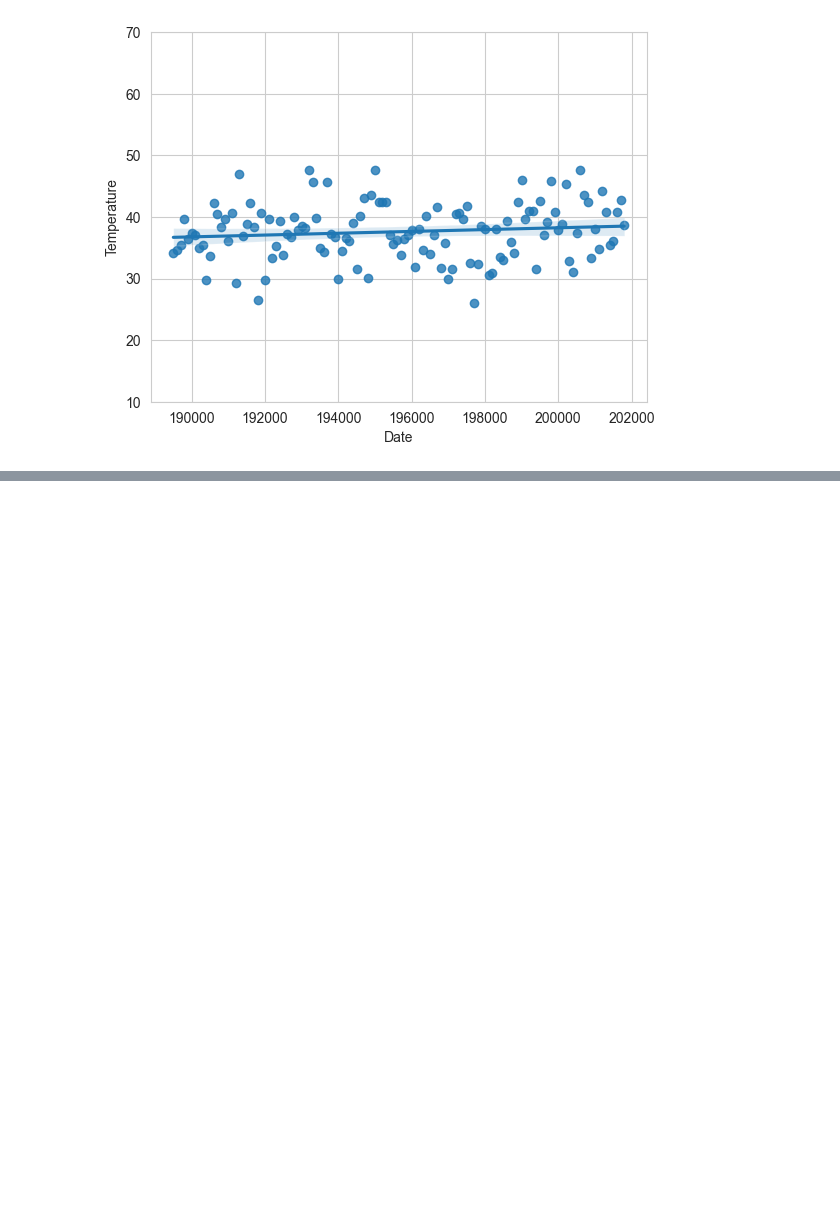
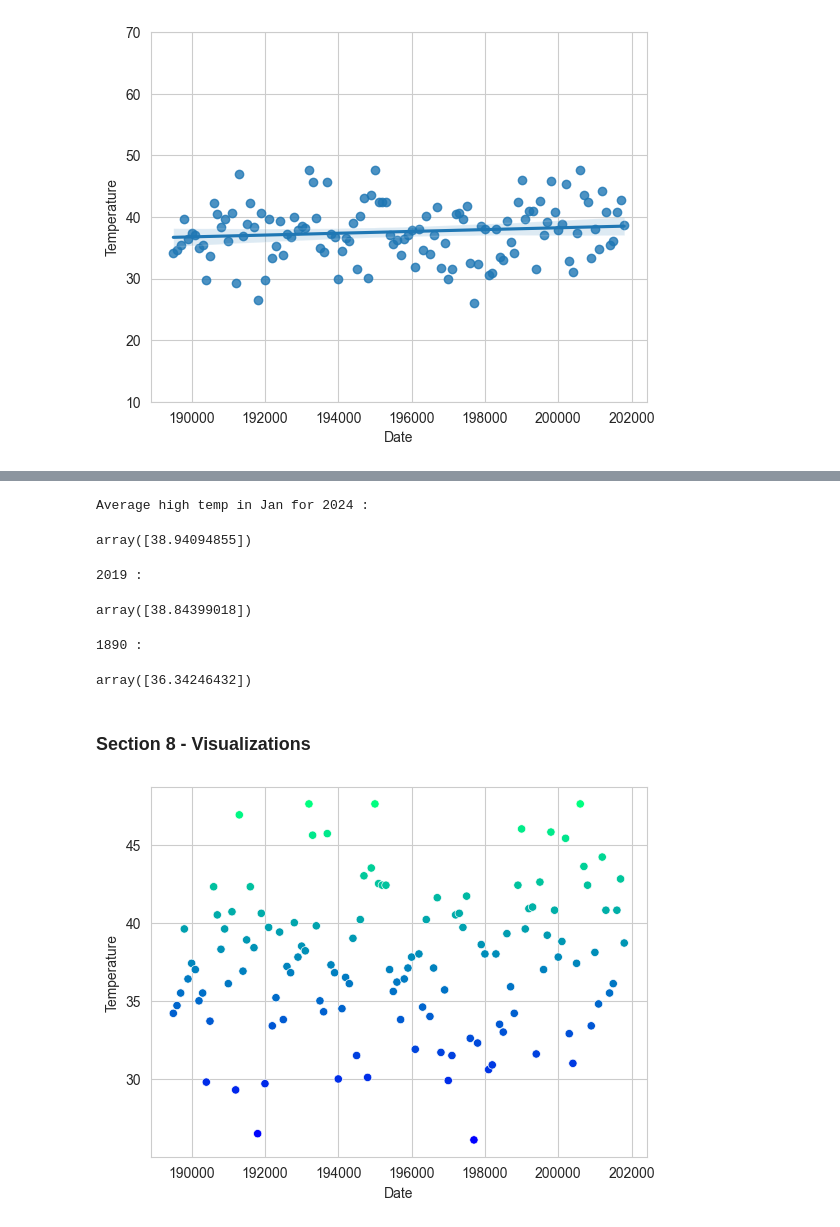
Before and after one commit to haileylhanson/datafun-07-ml, a Jupyter notebook: haileyhanson_ml.ipynb, the cells around one changed output, grey strips where cells are left out. Cells and saved outputs as stored; diff of their text form; code cells hidden in the pictures; blank space fills up the shorter version.

```diff
--- a/haileyhanson_ml.ipynb
+++ b/haileyhanson_ml.ipynb
@@ -139,0 +229,24 @@ axes.set_ylim(10, 70)
+# %%
+print("Average high temp in Jan for 2024 : ")
+predict(2024)
+# %% [output]
+Average high temp in Jan for 2024 :
+array([38.94094855])
+# %%
+print("2019 : ")
+predict(2019)
+# %% [output]
+2019 :
+array([38.84399018])
+# %%
+print("1890 : ")
+predict(1890)
+# %% [output]
+1890 :
+array([36.34246432])
+# %% [markdown]
+### Section 8 - Visualizations
+# %%
+axes = sns.scatterplot(data=nyc, x='Date', y='Temperature', hue='Temperature', palette='winter', legend=False)
+# %% [output]
+[figure, added]
```
Also changed, not shown: parts of 27 cells of this notebook.
